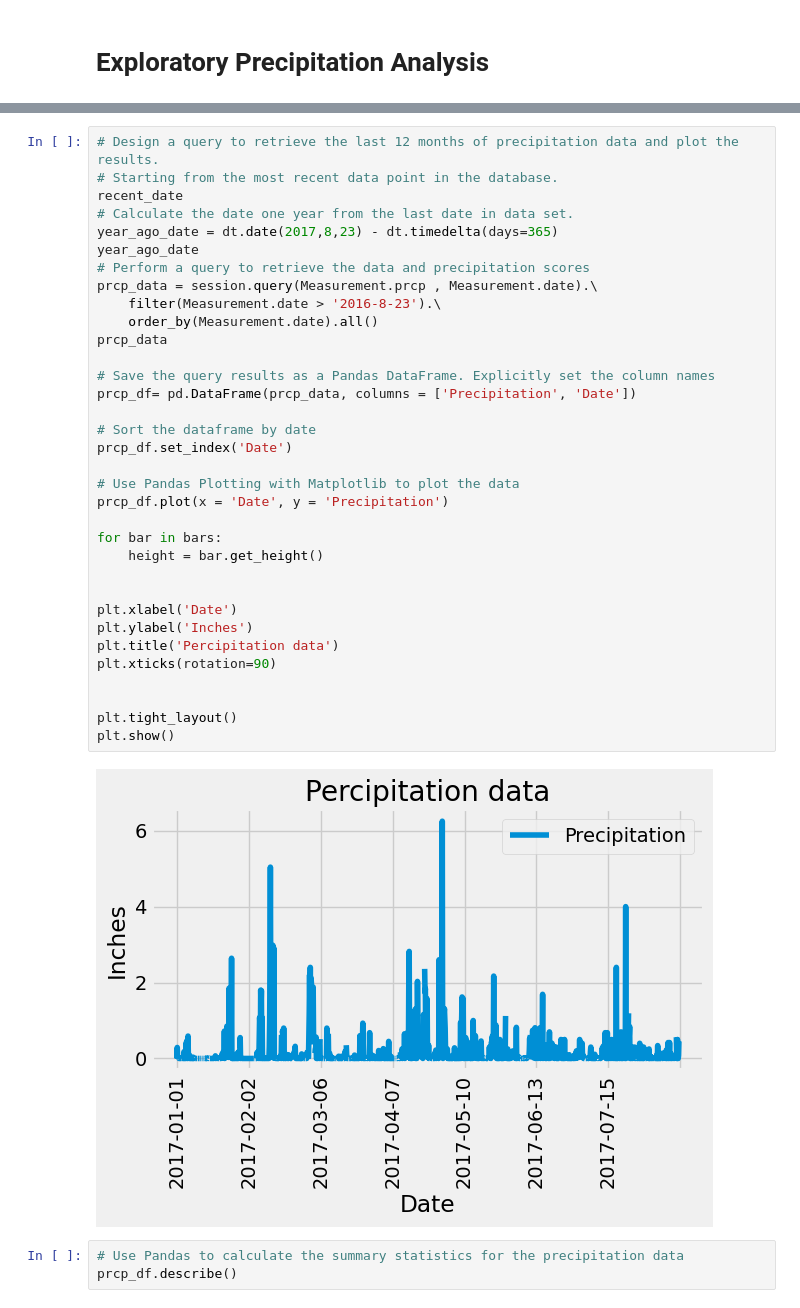
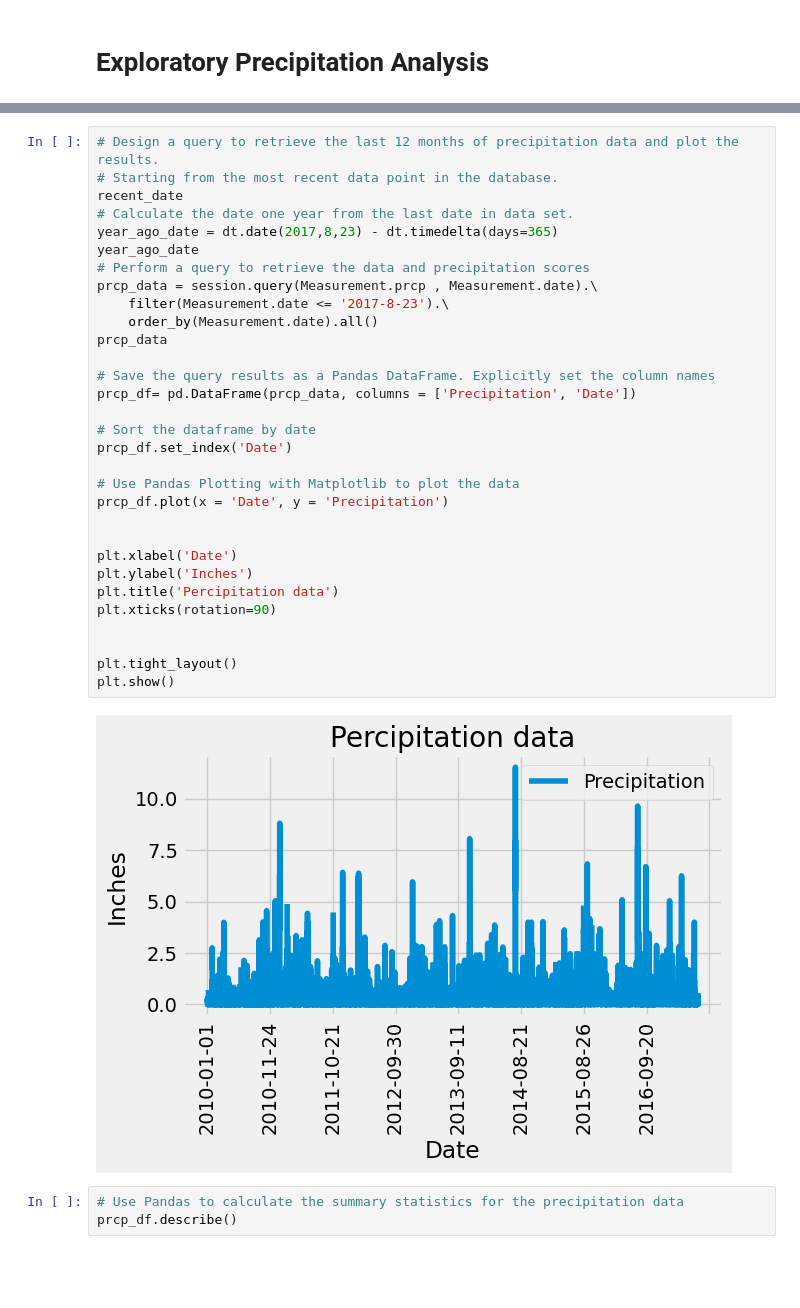
Before and after one commit to Natphipps/sqlalchemy-challenge, a Jupyter notebook: SurfsUp/Starter_Code/climate_starter.ipynb, the cells around one changed output, grey strips where cells are left out. Cells and saved outputs as stored; diff of their text form; blank space fills up the shorter version.

```diff
--- a/SurfsUp/Starter_Code/climate_starter.ipynb
+++ b/SurfsUp/Starter_Code/climate_starter.ipynb
@@ -47,38 +47,35 @@ print(date)
 # Design a query to retrieve the last 12 months of precipitation data and plot the results.
 # Starting from the most recent data point in the database.
 recent_date
 # Calculate the date one year from the last date in data set.
 year_ago_date = dt.date(2017,8,23) - dt.timedelta(days=365)
 year_ago_date
 # Perform a query to retrieve the data and precipitation scores
 prcp_data = session.query(Measurement.prcp , Measurement.date).\
-    filter(Measurement.date > '2016-8-23').\
+    filter(Measurement.date <= '2017-8-23').\
     order_by(Measurement.date).all()
 prcp_data
 
 # Save the query results as a Pandas DataFrame. Explicitly set the column names
 prcp_df= pd.DataFrame(prcp_data, columns = ['Precipitation', 'Date'])
 
 # Sort the dataframe by date
 prcp_df.set_index('Date')
 
 # Use Pandas Plotting with Matplotlib to plot the data
 prcp_df.plot(x = 'Date', y = 'Precipitation')
 
-for bar in bars:
-    height = bar.get_height()
-
 
 plt.xlabel('Date')
 plt.ylabel('Inches')
 plt.title('Percipitation data')
 plt.xticks(rotation=90)
 
 
 plt.tight_layout()
 plt.show()
 # %% [output]
-[figure, old version]
+[figure, new version]
 # %%
 # Use Pandas to calculate the summary statistics for the precipitation data
 prcp_df.describe()
```
Also changed, not shown: parts of 3 cells of this notebook, 1 other file.
